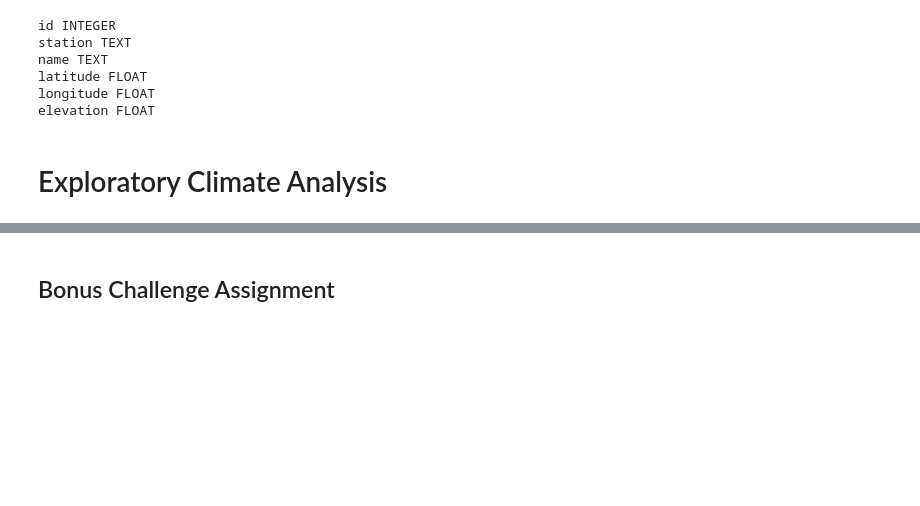
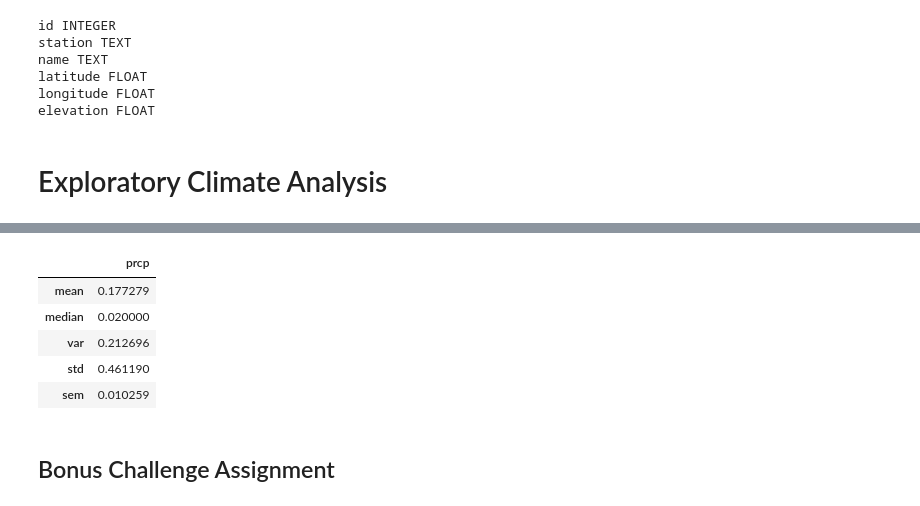
Before and after one commit to Lbrady1025/sqlalchemy-challenge, a Jupyter notebook: climate_starter.ipynb, the cells around one changed output, grey strips where cells are left out. Saved outputs shown, nothing was run; the diff lists cells and outputs as text; code cells hidden in the pictures; blank space fills up the shorter version.

```diff
--- a/climate_starter.ipynb
+++ b/climate_starter.ipynb
@@ -86,5 +94,14 @@ df.head()
 # %%
 # Use Pandas to calcualte the summary statistics for the precipitation data
+summ_table = df.agg({'prcp':['mean','median','var','std','sem']})
+summ_table
+# %% [output]
+|  | prcp |
+| mean | 0.177279 |
+| median | 0.020000 |
+| var | 0.212696 |
+| std | 0.461190 |
+| sem | 0.010259 |
 # %%
 # Design a query to show how many stations are available in this dataset?
 # %%
```
Also changed, not shown: parts of 1 cell of this notebook, 1 other file.
